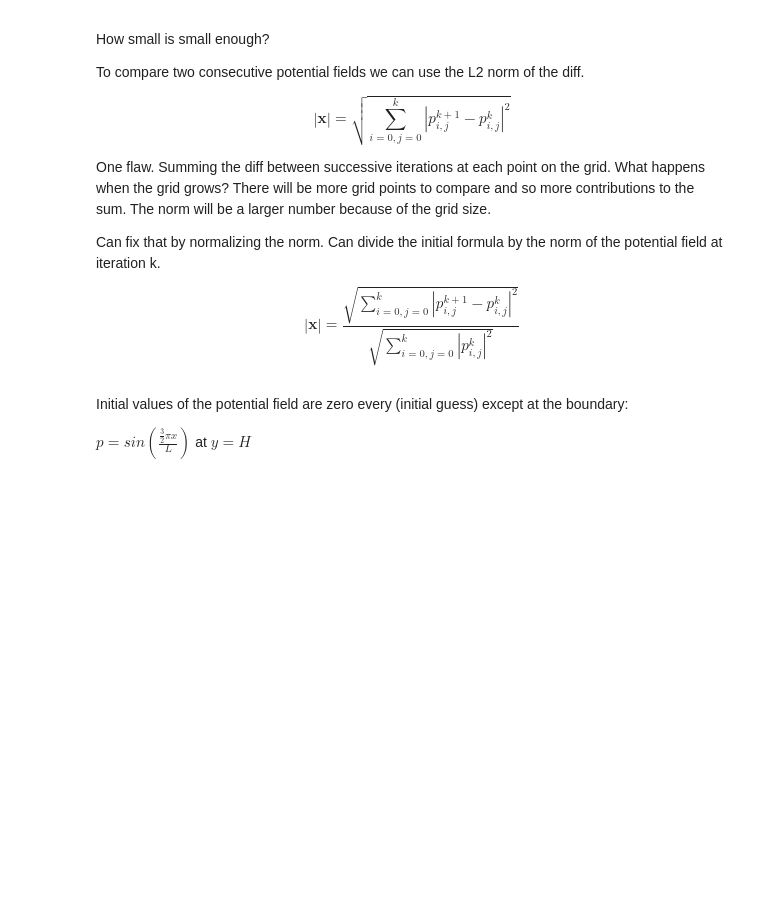
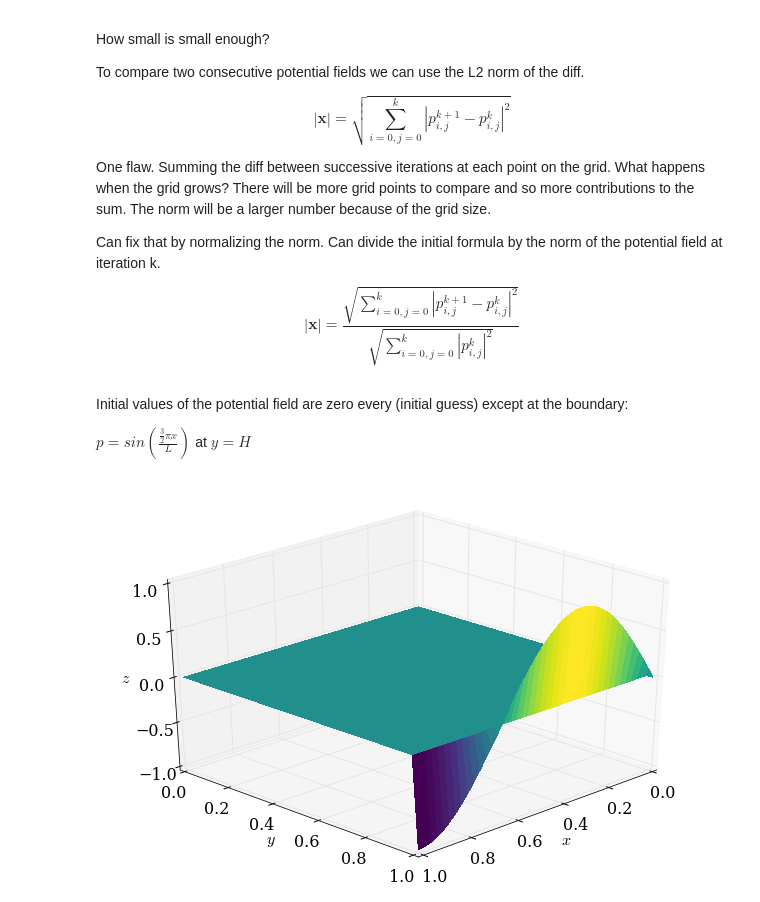
Before and after one commit to mjorisch/numerical-mooc, a Jupyter notebook: michaelj/module5_lesson1.ipynb, the cells around one changed output. Saved outputs shown, nothing was run; the diff lists cells and outputs as text; code cells hidden in the pictures; blank space fills up the shorter version.

Commit message:
3D plot of p

```diff
--- a/michaelj/module5_lesson1.ipynb
+++ b/michaelj/module5_lesson1.ipynb
@@ -204,3 +204,7 @@ y = numpy.linspace(0, 1, ny)
 
 #Dirichlet boundary conditions
 p[-1, :] = numpy.sin(1.5 * numpy.pi * x / x[-1])
+# %%
+plot_3D(x, y , p)
+# %% [output]
+[figure, added]
```
